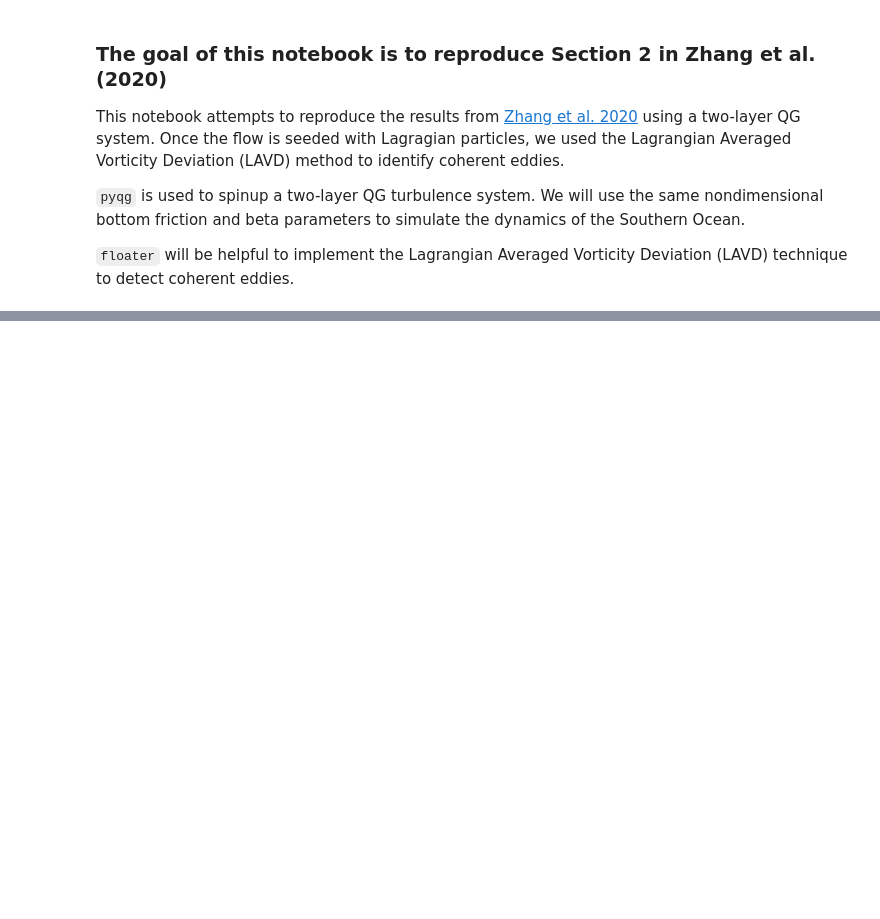
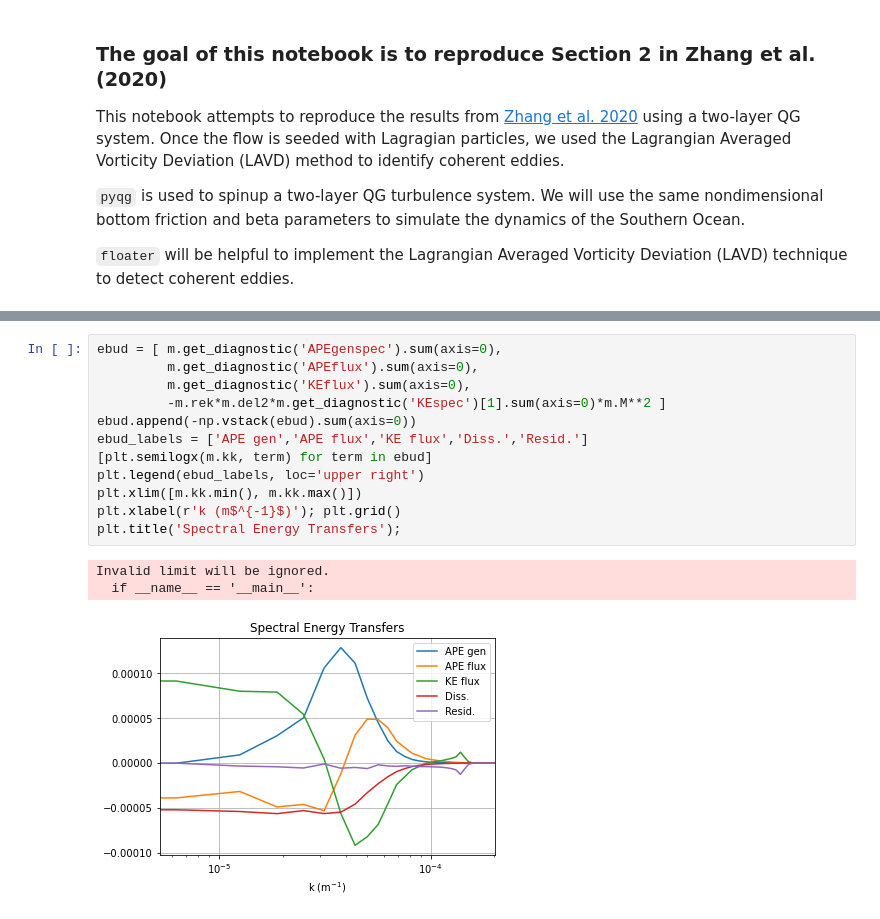
Before and after one commit to ocean-transport/lcs-ml, a Jupyter notebook: zhang_qg.ipynb, the cells around one changed output, grey strips where cells are left out. Drawn from its saved outputs; the diff is of its cells as text; blank space fills up the shorter version.

```diff
--- a/zhang_qg.ipynb
+++ b/zhang_qg.ipynb
@@ -15,0 +58,16 @@ ImportError: No module named pyqg
+# %%
+ebud = [ m.get_diagnostic('APEgenspec').sum(axis=0),
+         m.get_diagnostic('APEflux').sum(axis=0),
+         m.get_diagnostic('KEflux').sum(axis=0),
+         -m.rek*m.del2*m.get_diagnostic('KEspec')[1].sum(axis=0)*m.M**2 ]
+ebud.append(-np.vstack(ebud).sum(axis=0))
+ebud_labels = ['APE gen','APE flux','KE flux','Diss.','Resid.']
+[plt.semilogx(m.kk, term) for term in ebud]
+plt.legend(ebud_labels, loc='upper right')
+plt.xlim([m.kk.min(), m.kk.max()])
+plt.xlabel(r'k (m$^{-1}$)'); plt.grid()
+plt.title('Spectral Energy Transfers');
+# %% [output]
+Invalid limit will be ignored.
+  if __name__ == '__main__':
+[figure, added]
```
Also changed, not shown: parts of 5 cells of this notebook, 12 other files.
